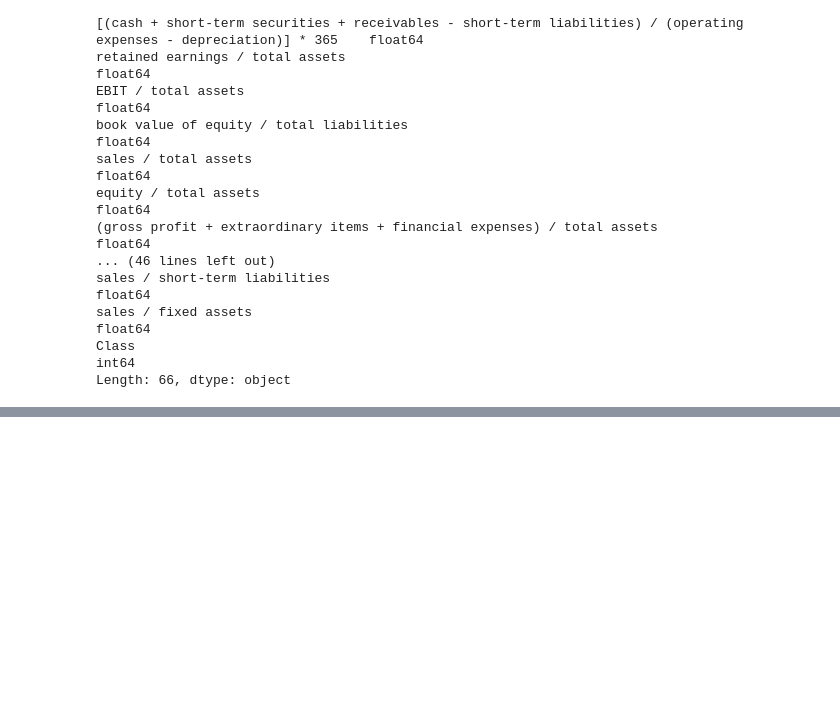
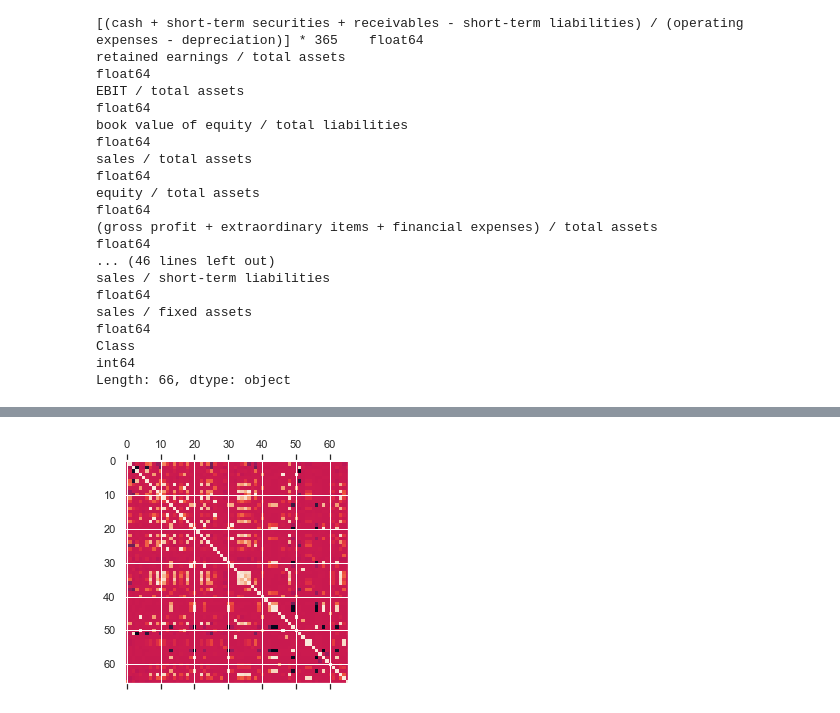
Before and after one commit to axeljoly33/Python_for_Data_Analysis_-_Project, a Jupyter notebook: final_project_python_file.ipynb, the cells around one changed output, grey strips where cells are left out. Drawn from its saved outputs; the diff is of its cells as text; code cells hidden in the pictures; blank space fills up the shorter version.

```diff
--- a/final_project_python_file.ipynb
+++ b/final_project_python_file.ipynb
@@ -232,5 +232,9 @@ Length: 66, dtype: object
 # Tous les attributs étant de type numéric (flottant) d'après l'en-tête de chaque fichier ARFF
 # Il faut modifier cela. Mais avant, vérifions s'il y a des NaNs
 
-conc_dataframes.isnull().values.any()
+if conc_dataframes.isnull().values.any():
+    conc_dataframes.dropna(inplace=True)
+    print('Drop NaN')
+else:
+    print("Data is clean")
 # %% [output]
@@ -280,0 +332,7 @@ Length: 66, dtype: object
+# %%
+import matplotlib.pyplot as plt
+
+plt.matshow(conc_dataframes.corr(method='pearson'))
+plt.show()
+# %% [output]
+[figure, added]
```
Also changed, not shown: parts of 8 cells of this notebook.
